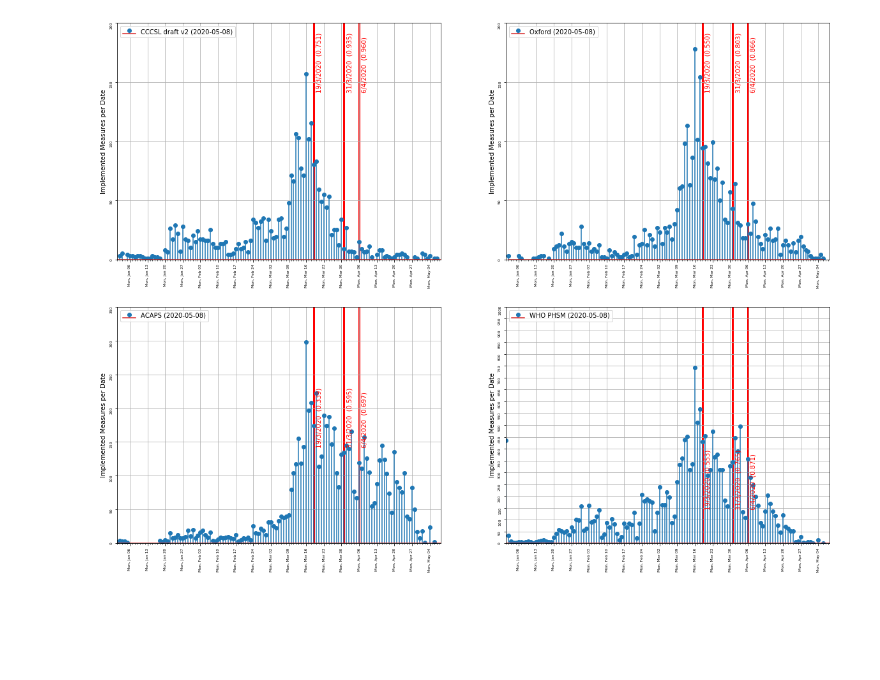
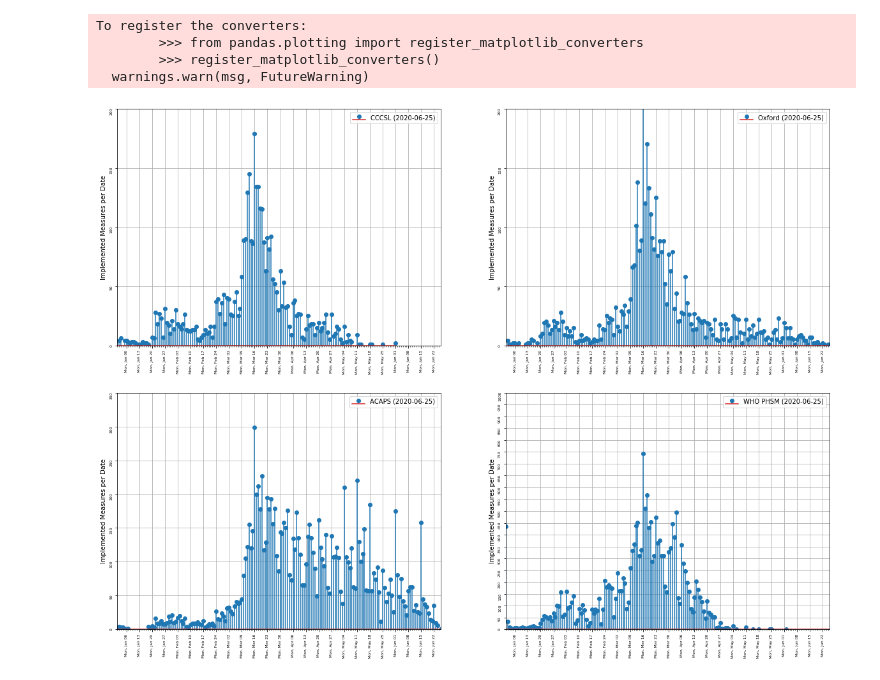
Before and after one commit to lukasgeyrhofer/corona, a Jupyter notebook: database size checks.ipynb, the cells around one changed output. Cells and saved outputs as stored; diff of their text form; code cells hidden in the pictures; blank space fills up the shorter version.

Commit message:
update plots, change acaps download file

```diff
--- a/database size checks.ipynb
+++ b/database size checks.ipynb
@@ -28,7 +28,7 @@ import crossvalidationclass as cvc; reload(cvc);
 
 np.seterr(divide = 'ignore');
 # %%
-measures_CCCSL2 = mc.COVID19_measures(datasource = 'CSH',     download_data = True)
+measures_CCCSL  = mc.COVID19_measures(datasource = 'CSH',     download_data = True)
 measures_Oxford = mc.COVID19_measures(datasource = 'Oxford',  download_data = True)
 measures_ACAPS  = mc.COVID19_measures(datasource = 'ACAPS',   download_data = True)
 measures_WHO    = mc.COVID19_measures(datasource = 'WHOPHSM', download_data = True)
@@ -50,22 +50,18 @@ vertlines = ['19/3/2020','31/3/2020','6/4/2020']
 
 
 
-measuredates_CCCSL2 = {}
-for country, measures in measures_CCCSL2:
+measuredates_CCCSL = {}
+for country, measures in measures_CCCSL:
     for mn,dates in measures.items():
         for date in dates:
             date_dt = datetime.datetime.strptime(date,'%d/%m/%Y')
-            if not date_dt in measuredates_CCCSL2.keys():
-                measuredates_CCCSL2[date_dt] = 0
-            measuredates_CCCSL2[date_dt] += 1
+            if not date_dt in measuredates_CCCSL.keys():
+                measuredates_CCCSL[date_dt] = 0
+            measuredates_CCCSL[date_dt] += 1
 
-df_CCCSL2 = pd.DataFrame({'Date':list(measuredates_CCCSL2.keys()),'count':list(measuredates_CCCSL2.values())})
-ax[0].stem(df_CCCSL2['Date'].values,df_CCCSL2['count'].values, label ='CCCSL draft v2 ({:s})'.format(datetime.datetime.today().strftime('%Y-%m-%d')),use_line_collection=True)
+df_CCCSL = pd.DataFrame({'Date':list(measuredates_CCCSL.keys()),'count':list(measuredates_CCCSL.values())})
+ax[0].stem(df_CCCSL['Date'].values,df_CCCSL['count'].values, label ='CCCSL ({:s})'.format(datetime.datetime.today().strftime('%Y-%m-%d')),use_line_collection=True)
 ax[0].set_ylim([0,200])
-
-for i,date in enumerate(vertlines):
-    ax[0].axvline(datetime.datetime.strptime(date,'%d/%m/%Y'),lw = 3, c = 'red',zorder = 0)
-    ax[0].text(d+datetime.datetime.strptime(date,'%d/%m/%Y'),140,' {:s}  ({:.3f})'.format(date,MeasureFraction(df_CCCSL2,date)), c = 'red', rotation = 90)
 
 
 
@@ -81,9 +77,6 @@ for country, measures in measures_Oxford:
 df_Oxford = pd.DataFrame({'Date':list(measuredates_Oxford.keys()),'count':list(measuredates_Oxford.values())})
 ax[1].stem(df_Oxford['Date'].values,df_Oxford['count'].values, label ='Oxford ({:s})'.format(datetime.datetime.today().strftime('%Y-%m-%d')),use_line_collection=True)
 ax[1].set_ylim([0,200])
-for i,date in enumerate(vertlines):
-    ax[1].axvline(datetime.datetime.strptime(date,'%d/%m/%Y'),lw = 3, c = 'red',zorder = 0)
-    ax[1].text(d+datetime.datetime.strptime(date,'%d/%m/%Y'),140,' {:s}  ({:.3f})'.format(date,MeasureFraction(df_Oxford,date)), c = 'red', rotation = 90)
 
 
 
@@ -99,9 +92,6 @@ for country, measures in measures_ACAPS:
 df_ACAPS = pd.DataFrame({'Date':list(measuredates_ACAPS.keys()),'count':list(measuredates_ACAPS.values())})
 ax[2].stem(df_ACAPS['Date'].values,df_ACAPS['count'].values, label ='ACAPS ({:s})'.format(datetime.datetime.today().strftime('%Y-%m-%d')),use_line_collection=True)
 ax[2].set_ylim([0,350])
-for i,date in enumerate(vertlines):
-    ax[2].axvline(datetime.datetime.strptime(date,'%d/%m/%Y'),lw = 3, c = 'red',zorder = 0)
-    ax[2].text(d+datetime.datetime.strptime(date,'%d/%m/%Y'),140,' {:s}  ({:.3f})'.format(date,MeasureFraction(df_ACAPS,date)), c = 'red', rotation = 90)
 
 
 
@@ -109,36 +99,35 @@ measuredates_WHO = {}
 for country, measures in measures_WHO:
     for mn,dates in measures.items():
         for date in dates:
             date_dt = datetime.datetime.strptime(date,'%d/%m/%Y')
             if not date_dt in measuredates_WHO.keys():
                 measuredates_WHO[date_dt] = 0
             measuredates_WHO[date_dt] += 1
 
 df_WHO = pd.DataFrame({'Date':list(measuredates_WHO.keys()),'count':list(measuredates_WHO.values())})
 ax[3].stem(df_WHO['Date'].values,df_WHO['count'].values, label ='WHO PHSM ({:s})'.format(datetime.datetime.today().strftime('%Y-%m-%d')),use_line_collection=True)
 ax[3].set_ylim([0,1000])
-for i,date in enumerate(vertlines):
-    ax[3].axvline(datetime.datetime.strptime(date,'%d/%m/%Y'),lw = 3, c = 'red',zorder = 0)
-    ax[3].text(d+datetime.datetime.strptime(date,'%d/%m/%Y'),140,' {:s}  ({:.3f})'.format(date,MeasureFraction(df_WHO,date)), c = 'red', rotation = 90)
-
 
 
 
 for i in range(4):
     ax[i].xaxis.set_major_locator(weeks)
     ax[i].xaxis.set_major_formatter(date_fmt)
     ax[i].xaxis.set_minor_locator(days)
     ax[i].format_xdata = mdates.DateFormatter('%y %m %d')
     ax[i].tick_params(labelrotation=90, labelsize=6)
     ax[i].set_ylabel('Implemented Measures per Date')
-    #ax[i].annotate('2020-03-19',[datetime.datetime.strptime('20/3/2020','%d/%m/%Y'),150],c='red',weight='bold')
     ax[i].grid()
     ax[i].yaxis.set_major_locator(matplotlib.ticker.MultipleLocator(50))
     ax[i].legend()
     ax[i].set_xlim([datetime.datetime.strptime('1/1/2020','%d/%m/%Y'),datetime.datetime.today()])
 
 
 
 fig.savefig('implemented_measure_count.pdf')
 # %% [output]
+To register the converters:
+        >>> from pandas.plotting import register_matplotlib_converters
+        >>> register_matplotlib_converters()
+  warnings.warn(msg, FutureWarning)
-[figure, old version]
+[figure, new version]
```
Also changed, not shown: 1 other file.
